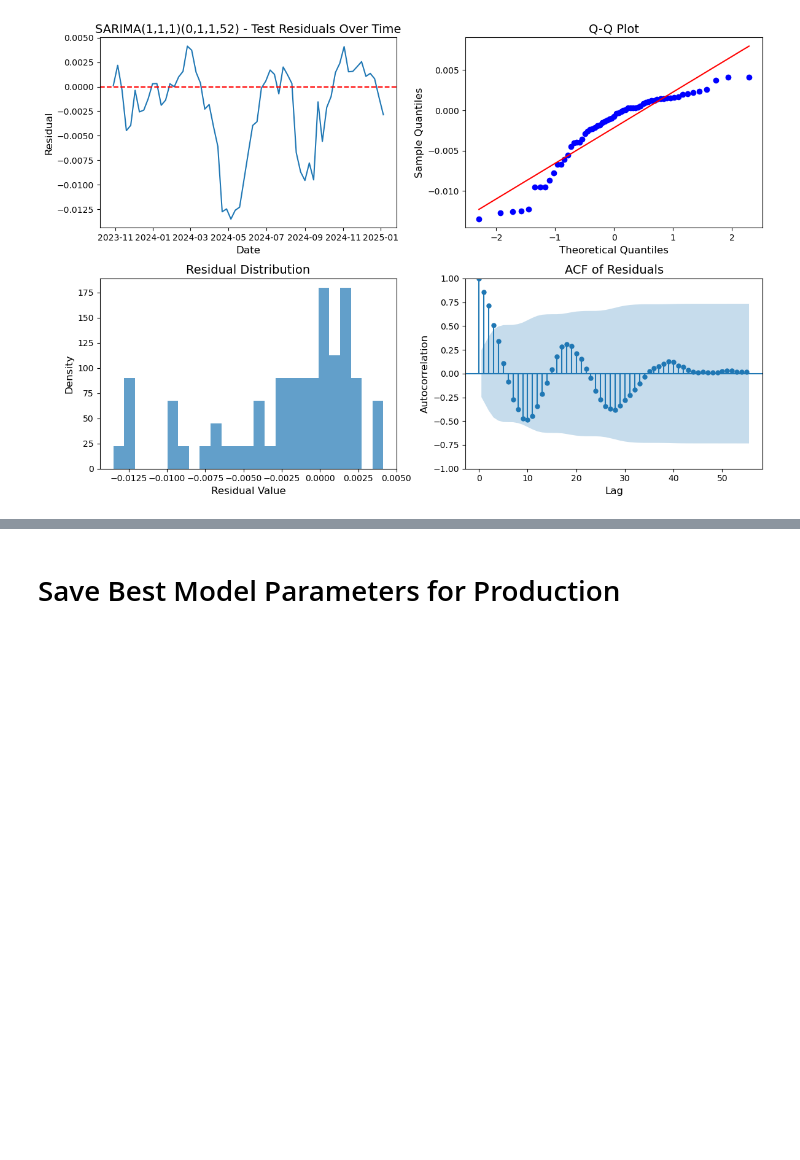
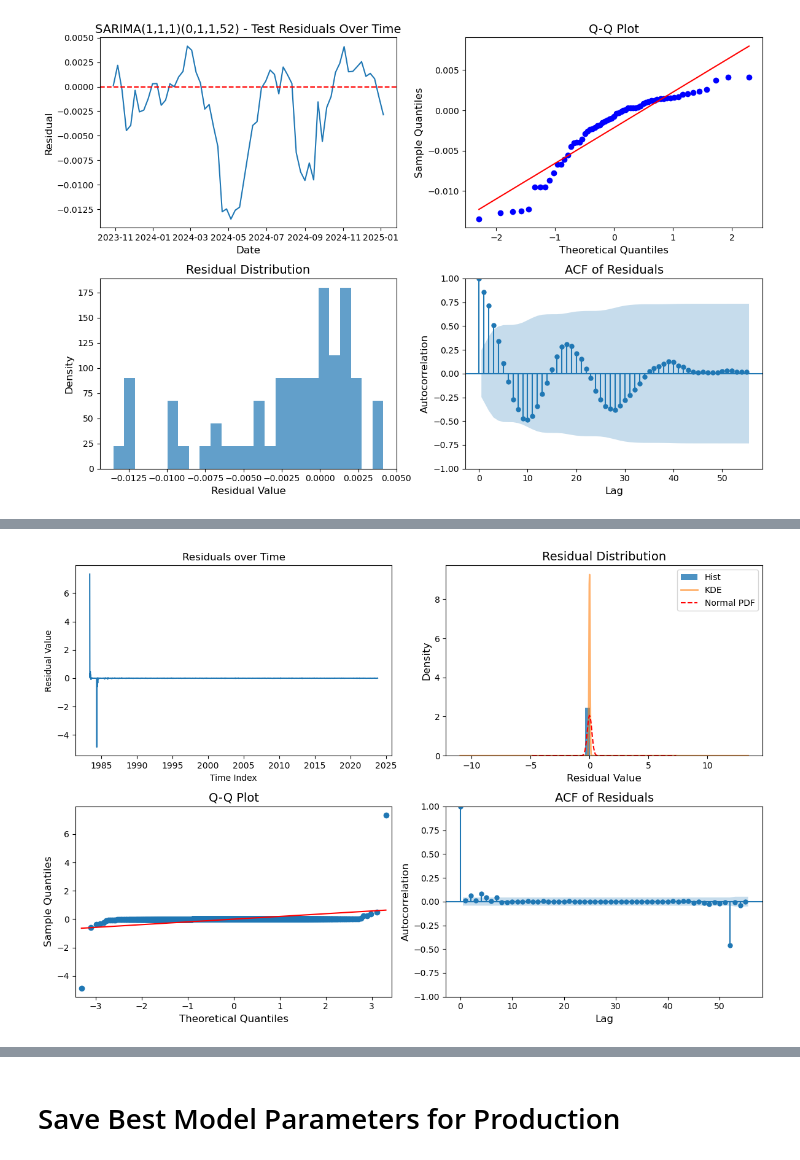
Before and after one commit to apl888/greenhouse-gas-forecasting, a Jupyter notebook: notebooks/4_ch4_modeling.ipynb, the cells around one changed output, grey strips where cells are left out. Saved outputs shown, nothing was run; the diff lists cells and outputs as text; code cells hidden in the pictures; blank space fills up the shorter version.

```diff
--- a/notebooks/4_ch4_modeling.ipynb
+++ b/notebooks/4_ch4_modeling.ipynb
@@ -1355,0 +1373,3 @@ Top outlier dates: [Timestamp('1983-05-08 00:00:00'), Timestamp('1984-05-06 00:0
+# %%
+for dt in top_dates:
+    print(dt, dt in CH4_train_log_preprocessed.index)
@@ -1355,0 +1494,96 @@ Top outlier dates: [Timestamp('1983-05-08 00:00:00'), Timestamp('1984-05-06 00:0
+# %%
+def make_outlier_exog(index, outlier_dates):
+    exog = pd.DataFrame(0, index=index, columns=[f'out_{i}' for i in range(len(outlier_dates))])
+    for i, dt in enumerate(outlier_dates):
+        if dt in index:
+            exog.loc[dt, f'out_{i}'] = 1
+        else:
+            # if exact date not present (possible weekly freq), find nearest match
+            nearest = index.get_indexer([dt], method='nearest')[0]
+            exog.iloc[nearest, i] = 1
+    return exog
+
+initial = SARIMAX(CH4_train_log_preprocessed,
+                order=(7,1,0),
+                seasonal_order=(1,1,1,52),
+                enforce_stationarity=True,
+                enforce_invertibility=True,
+                trend='c').fit(method='powell', disp=False)
+init_resid = initial.resid.abs()
+top_dates = init_resid.nlargest(5).index.tolist()
+print(f'Top outlier dates: {top_dates}')
+
+# create grouped dummy (one column) OR individual dummies
+# grouped:
+# exog_train_grouped = pd.DataFrame({'outlier_flag': 0}, index=train.index)
+# exog_train_grouped.loc[top_dates, 'outlier_flag'] = 1
+
+# create individual dummies
+exog_train_indiv = make_outlier_exog(CH4_train_log_preprocessed.index, top_dates)
+
+model = SARIMAX(CH4_train_log_preprocessed,
+                order=(7,1,0),
+                seasonal_order=(1,1,1,52),
+                exog=exog_train_indiv,
+                enforce_stationarity=True,
+                enforce_invertibility=True,
+                trend='c',
+                initialization='approximate_diffuse')
+results = model.fit(method='powell', disp=False)
+residuals = results.resid
+
+top_resid_df = init_resid.nlargest(5).to_frame(name='|Residual|')
+top_resid_df.index.name = 'Date'
+
+# show both signed and absolute values
+signed_resid = initial.resid.loc[top_resid_df.index]
+top_resid_df['Residual (Signed)'] = signed_resid
+
+print('\nTop 5 residuals:')
+print(top_resid_df)
+
+# --- Plot residual diagnostics ---
+fig, axes = plt.subplots(2, 2, figsize=(12, 8))
+
+# Residual time series
+axes[0,0].plot(residuals)
+axes[0,0].set_title('Residuals over Time')
+axes[0,0].set_xlabel('Time Index')
+axes[0,0].set_ylabel('Residual Value')
+
+# Histogram + KDE
+axes[0,1].hist(residuals, bins=30, density=True, alpha=0.8, label='Hist')
+residuals.plot(kind='kde', ax=axes[0,1], linewidth=2, alpha=0.6, label='KDE')
+
+# Theoretical normal curve
+x_vals = np.linspace(residuals.min(), residuals.max(), 200)
+normal_pdf = stats.norm.pdf(x_vals, loc=residuals.mean(), scale=residuals.std())
+axes[0,1].plot(x_vals, normal_pdf, color='r', linestyle='--', label='Normal PDF')
+axes[0,1].set_title('Residual Distribution', fontsize=14)
+axes[0,1].set_xlabel('Residual Value', fontsize=12)
+axes[0,1].set_ylabel('Density', fontsize=12)
+axes[0,1].legend()
+
+# Q-Q plot
+qqplot(residuals, line='s', ax=axes[1,0])
+axes[1,0].set_title('Q-Q Plot', fontsize=14)
+axes[1,0].set_xlabel('Theoretical Quantiles', fontsize=12)
+axes[1,0].set_ylabel('Sample Quantiles', fontsize=12)
+
+# ACF plot
+plot_acf(residuals, lags=55, ax=axes[1,1])
+axes[1,1].set_title('ACF of Residuals', fontsize=14)
+axes[1,1].set_xlabel('Lag', fontsize=12)
+axes[1,1].set_ylabel('Autocorrelation', fontsize=12)
+
+plt.tight_layout()
+plt.show()
+
+# Ljung-Box test
+lb = acorr_ljungbox(residuals, lags=[1,5,10,52], return_df=True)
+print('\n--- Autocorrelation Diagnostics ---')
+print('Ljung-Box Test')
+print('H0: No autocorrelation up to specified lags')
+for lag in [1,5,10,52]:
+    print(f"lag {lag}: p = {lb.loc[lag, 'lb_pvalue']:.4f}")
+# %% [output]
@@ -1355,0 +1600 @@ Top outlier dates: [Timestamp('1983-05-08 00:00:00'), Timestamp('1984-05-06 00:0
+[figure, added]
```
Also changed, not shown: parts of 13 cells of this notebook.
